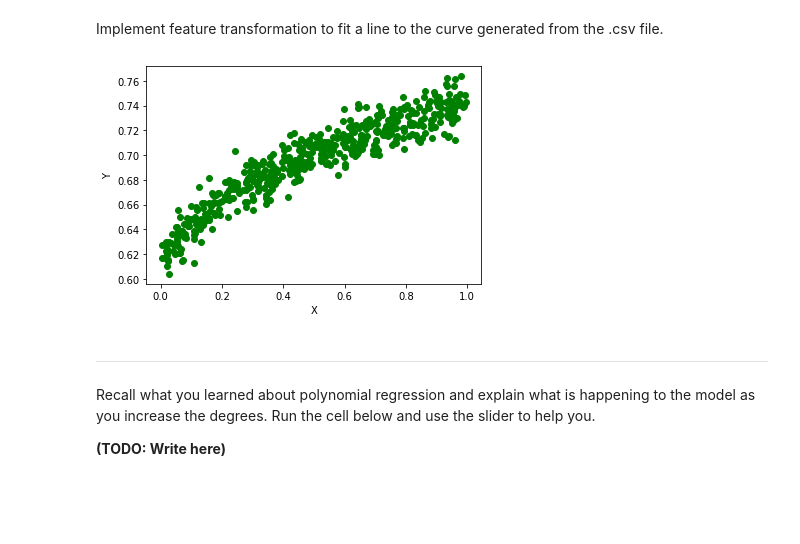
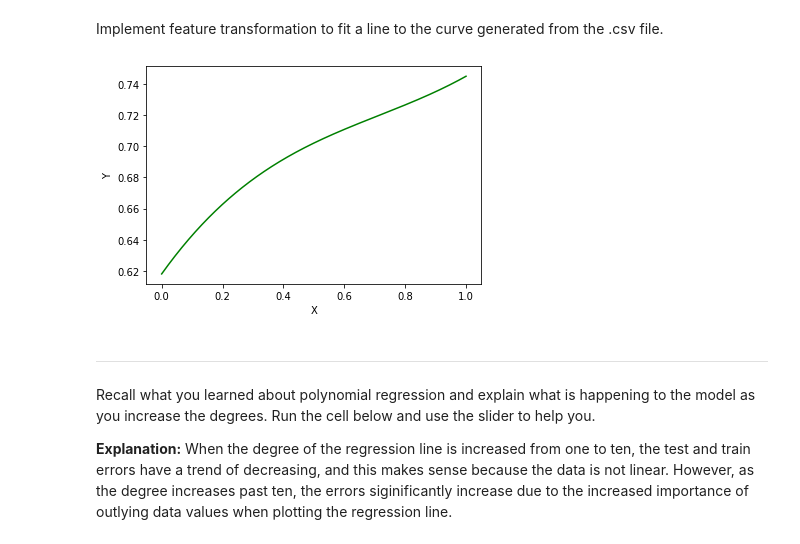
Before and after one commit to AdamTheDriver/Homework-1-Adam, a Jupyter notebook: Homework-1.ipynb, the cells around one changed output. Saved outputs shown, nothing was run; the diff lists cells and outputs as text; code cells hidden in the pictures; blank space fills up the shorter version.

Commit message:
Worked on regression methods in Homework-1.ipynb

```diff
--- a/Homework-1.ipynb
+++ b/Homework-1.ipynb
@@ -339,21 +387,47 @@ X = X[:,:2]
 # %%
 # TODO: Write the lambda function phi which will transform X
 # TODO: Plot the transformation and the resulting line after transforming
+# Code borrowed from Ilham's Office Hours
+import matplotlib.pyplot as plt
 
-phi = "fill in with lambda function"
-import matplotlib.pyplot as plt
-plt.scatter(X[:,0],y,color=(0.0,0.5,0.0))
+def phi(x, degree):
+    columns = []
+    n = len(x)
+    for i in range(degree + 1):
+        if (i == 0):
+            columns.append(np.ones(n))
+        else:
+            columns.append(x**i)
+    X = np.matrix(columns).T
+    return X
+
+X_new = phi(X[:,0], 3)
+theta = OLS(X_new, y)
+coef = np.array(theta).ravel()
+phi_plot = np.linspace(0, 1, 500)
+
+def poly_coefficients(x, coefs):
+    k = len(coefs)
+    y = 0
+    for i in range(k):
+        y += coefs[i] * (x**i)
+    return y
+
+y = poly_coefficients(phi_plot, coef)
+
+plt.plot(phi_plot,y,color=(0.0,0.5,0.0))
+
 plt.xlabel('X')
 plt.ylabel('Y')
 plt.show()
 # %% [output]
-[figure, old version]
+[figure, new version]
 # %% [markdown]
 <hr class='light-separate' />
 # %% [markdown]
 Recall what you learned about polynomial regression and explain what is happening to the model as you increase the degrees. Run the cell below and use the slider to help you.
 
-**(TODO: Write here)**
+**Explanation:** When the degree of the regression line is increased from one to ten, the test and train errors have a trend of decreasing, and this makes sense because the data is not linear. However, as the degree increases past ten, the errors siginificantly increase due to the increased importance of outlying data values when plotting the regression line.
 # %%
 # DO NOT ALTER
 
```
Also changed, not shown: parts of 29 cells of this notebook.
